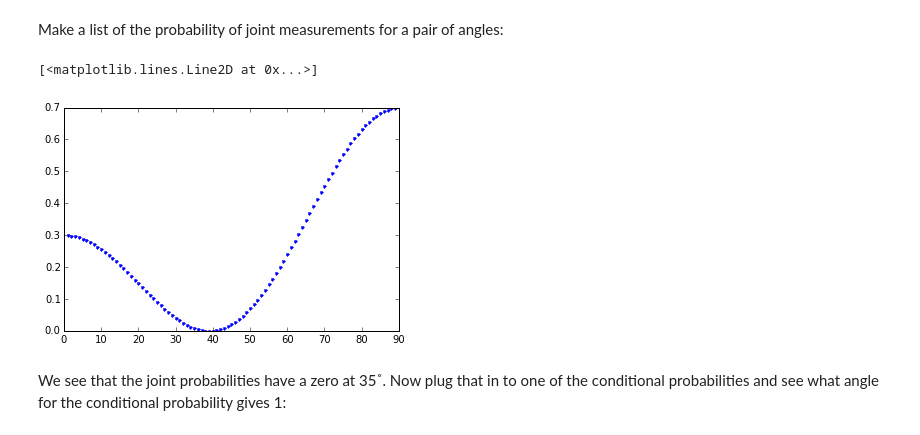
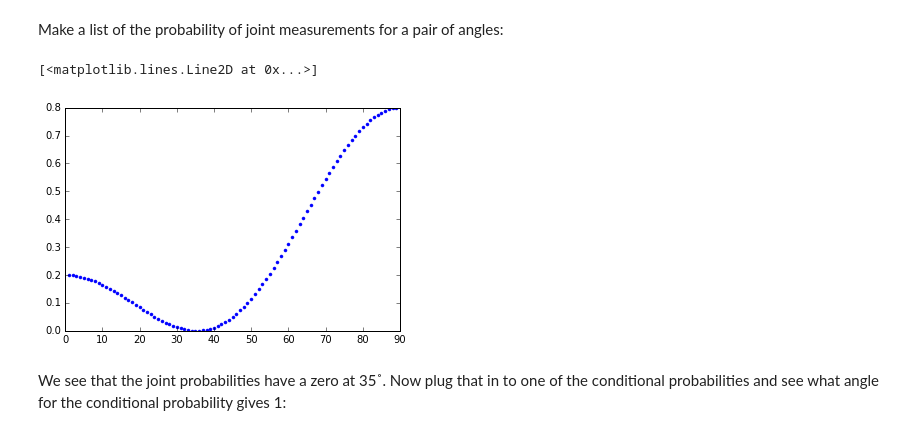
Before and after one commit to amcdawes/QMlabs, a Jupyter notebook: Chapter 8 - Alice and Bob.ipynb, the cells around one changed output. Cells and saved outputs as stored; diff of their text form; code cells hidden in the pictures.

Commit message:
updated to use expect function, also added challenge problem to study the angle

```diff
--- a/Chapter 8 - Alice and Bob.ipynb
+++ b/Chapter 8 - Alice and Bob.ipynb
@@ -13,5 +14,6 @@ V = Qobj([[0],[1]])
 # %%
 def P(theta):
+    """The projection operator for a state at angle theta"""
     theta_ket = cos(theta)*H + sin(theta)*V
     return theta_ket*theta_ket.dag()
 # %% [markdown]
@@ -50,6 +159,8 @@ Quantum object: dims = [[1], [1]], shape = [1, 1], type = oper, isherm = True\be
 # %% [markdown]
 ## Explore the angles in more detail:
 Why these angles, 19 and 35?
+# %%
+psi=sqrt(0.2)*tensor(H,H) + sqrt(0.8)*tensor(V,V)
 # %%
 angles = arange(1,90,1)
 # %%
@@ -59,12 +170,12 @@ Make a list of the probability of joint measurements for a pair of angles:
 # %%
 out = []
 for r in rads:
-    out.append((psi.dag()*tensor(P(-r),P(r))*psi).data[0,0])
+    out.append(expect(tensor(P(-r),P(r)),psi))
+
+plt.plot(angles,out,".") # plot in units of pi
+# %% [output]
+[<matplotlib.lines.Line2D at 0x...>]
+[figure, added]
-# %%
-plt.plot(angles,out,".") # plot in units of pi
-# %% [output]
-[<matplotlib.lines.Line2D at 0x...>]
-[figure, removed]
 # %% [markdown]
 We see that the joint probabilities have a zero at 35˚. Now plug that in to one of the conditional probabilities and see what angle for the conditional probability gives 1:
 # %%
```
Also changed, not shown: parts of 48 cells of this notebook.
